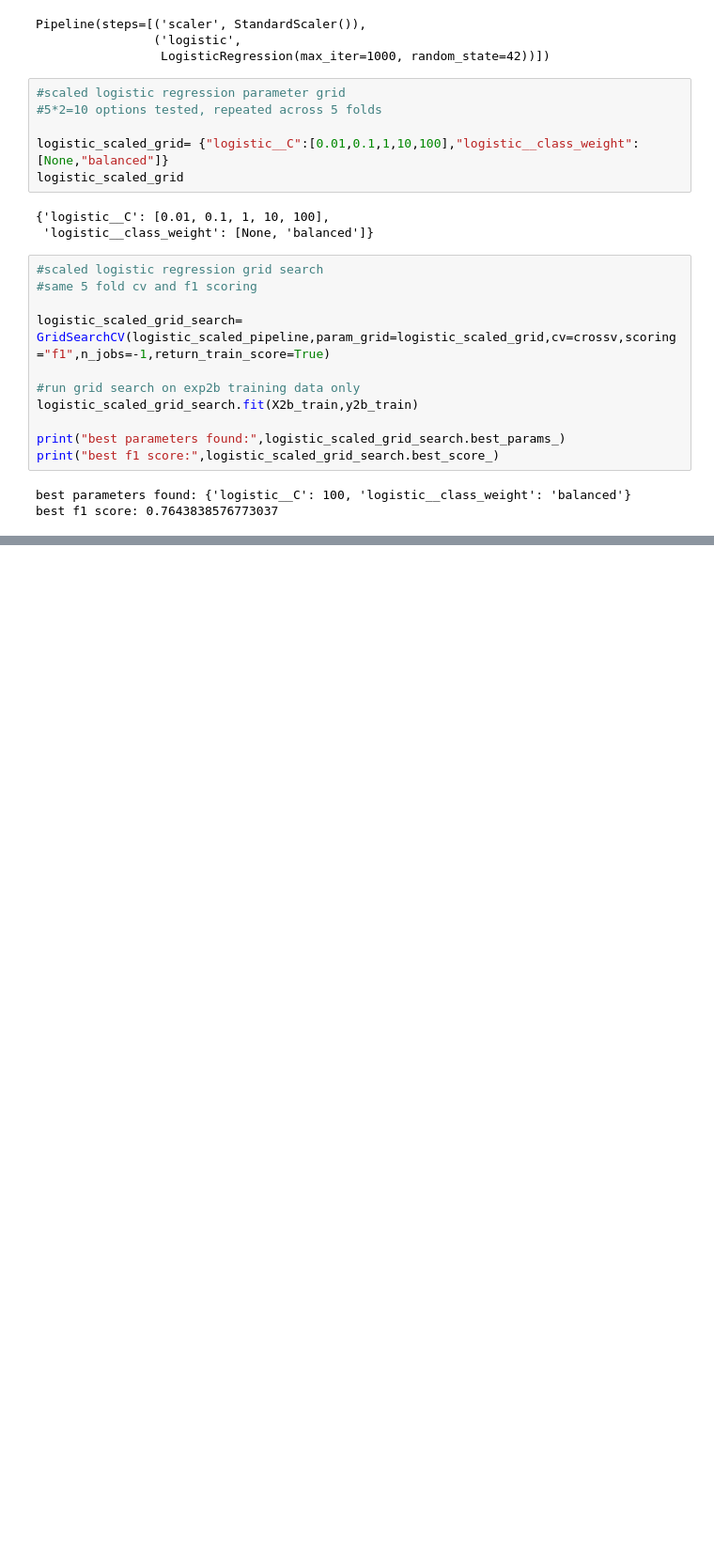
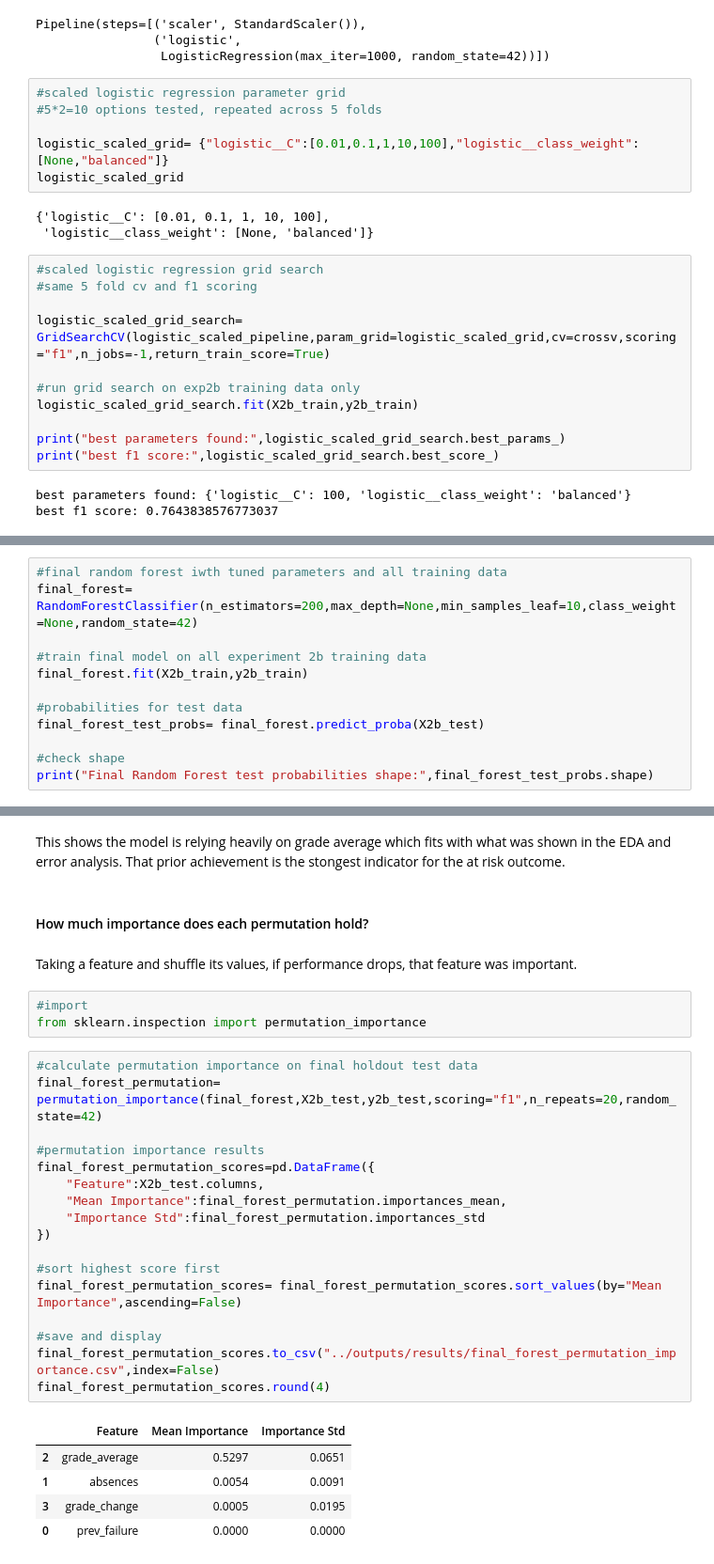
Before and after one commit to fip1234/phronesis, a Jupyter notebook: notebooks/01_eda.ipynb, the cells around one changed output, grey strips where cells are left out. Shown at 94% size. Cells and saved outputs as stored; diff of their text form; blank space fills up the shorter version.

```diff
--- a/notebooks/01_eda.ipynb
+++ b/notebooks/01_eda.ipynb
@@ -3619,0 +3703,12 @@ This means for the final model comparison, the existing logistic regression 0.4
+# %%
+#final random forest iwth tuned parameters and all training data
+final_forest= RandomForestClassifier(n_estimators=200,max_depth=None,min_samples_leaf=10,class_weight=None,random_state=42)
+
+#train final model on all experiment 2b training data
+final_forest.fit(X2b_train,y2b_train)
+
+#probabilities for test data
+final_forest_test_probs= final_forest.predict_proba(X2b_test)
+
+#check shape
+print("Final Random Forest test probabilities shape:",final_forest_test_probs.shape)
@@ -3619,0 +3818,32 @@ This means for the final model comparison, the existing logistic regression 0.4
+# %% [markdown]
+This shows the model is relying heavily on grade average which fits with what was shown in the EDA and error analysis. That prior achievement is the stongest indicator for the at risk outcome.
+# %% [markdown]
+#### How much importance does each permutation hold?
+# %% [markdown]
+Taking a feature and shuffle its values, if performance drops, that feature was important.
+# %%
+#import
+from sklearn.inspection import permutation_importance
+# %%
+#calculate permutation importance on final holdout test data
+final_forest_permutation= permutation_importance(final_forest,X2b_test,y2b_test,scoring="f1",n_repeats=20,random_state=42)
+
+#permutation importance results
+final_forest_permutation_scores=pd.DataFrame({
+    "Feature":X2b_test.columns,
+    "Mean Importance":final_forest_permutation.importances_mean,
+    "Importance Std":final_forest_permutation.importances_std
+})
+
+#sort highest score first
+final_forest_permutation_scores= final_forest_permutation_scores.sort_values(by="Mean Importance",ascending=False)
+
+#save and display
+final_forest_permutation_scores.to_csv("../outputs/results/final_forest_permutation_importance.csv",index=False)
+final_forest_permutation_scores.round(4)
+# %% [output]
+|  | Feature | Mean Importance | Importance Std |
+| 2 | grade_average | 0.5297 | 0.0651 |
+| 1 | absences | 0.0054 | 0.0091 |
+| 3 | grade_change | 0.0005 | 0.0195 |
+| 0 | prev_failure | 0.0000 | 0.0000 |
```
Also changed, not shown: parts of 51 cells of this notebook, 6 other files.
